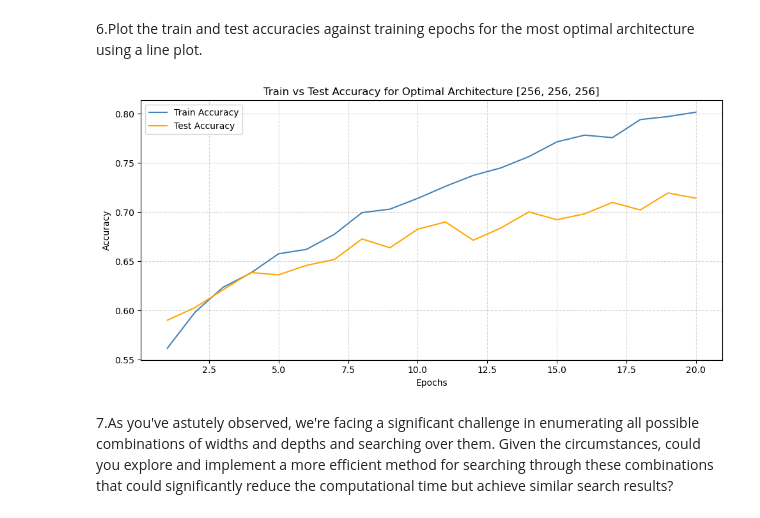
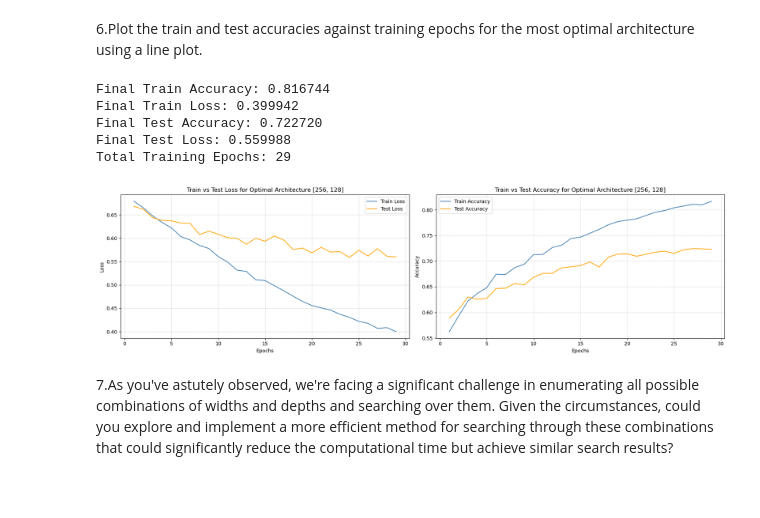
Before and after one commit to M450NCH00/SC4001-Neural-Network-Assignment, a Jupyter notebook: choo_zhenming_Part_A_3.ipynb, the cells around one changed output. Drawn from its saved outputs; the diff is of its cells as text; code cells hidden in the pictures; blank space fills up the shorter version.

```diff
--- a/choo_zhenming_Part_A_3.ipynb
+++ b/choo_zhenming_Part_A_3.ipynb
@@ -238,0 +289,15 @@ and width allows the model to capture more complex relationships in the data com
+# %%
+optimal_combination = eval(best_combo) # Do this because best_combo was converted to string when stored in a dict
+reason = f"""
+The {optimal_combination} architecture achieved the highest test accuracy of {results[best_combo]['final_val_acc']:.6f}.
+During k-fold cross-validation, [256, 256, 256] ranked first because its larger capacity helped it fit the training folds better on average. However,
+when trained on the full training set and evaluated with test set, {optimal_combination} outperformed it, suggesting that [256, 256, 256] was slightly
+overfitting, performing well on training folds but couldn't generalise as well to unseen data. We should trust the test accuracy more and choose
+{optimal_combination} as the optimal model because the test set is data the model has never seen in any form, giving a truly unbiased measure of
+real-world performance. Furthermore, {optimal_combination} being a simpler architecture with fewer parameters means it is less prone to overfitting,
+making it a more reliable choice.
+"""
+
+# YOUR CODE HERE
+print(f"The Optimal Architecture: {optimal_combination}")
+print(f"The Reason: {reason}")
@@ -241,21 +316,44 @@ and width allows the model to capture more complex relationships in the data com
 # %%
 # YOUR CODE HERE
 X_train_scaled, X_test_scaled = preprocess_dataset(X_train, X_test)
-model = MLP(no_features, optimal_combination, no_labels, dropout_rate).to(device)
-train_acc, train_loss, val_acc, val_loss, epochs = train(model, X_train_scaled, y_train, X_test_scaled, y_test, optimal_lr)
+set_seed(seed)
+optimal_model = MLP(no_features, optimal_combination, no_labels, dropout_rate).to(device)
+train_acc, train_loss, test_acc, test_loss, epochs = train(optimal_model, X_train_scaled, y_train, X_test_scaled, y_test, optimal_lr)
+print(f"Final Train Accuracy: {train_acc[-1]:.6f}")
+print(f"Final Train Loss: {train_loss[-1]:.6f}")
+print(f"Final Test Accuracy: {test_acc[-1]:.6f}")
+print(f"Final Test Loss: {test_loss[-1]:.6f}")
+print(f"Total Training Epochs: {epochs[-1]}")
 
-plt.figure(figsize = (10, 5))
-plt.plot(epochs, train_acc, label = 'Train Accuracy', color = 'steelblue')
-plt.plot(epochs, val_acc, label = 'Test Accuracy', color = 'orange')
-plt.xlabel('Epochs')
-plt.ylabel('Accuracy')
-plt.title(f'Train vs Test Accuracy for Optimal Architecture {optimal_combination}')
-plt.legend()
-plt.grid(True, linestyle = '--', alpha = 0.5)
+fig, axes = plt.subplots(1, 2, figsize=(18, 5))
+
+# Loss plot (left)
+axes[0].plot(epochs, train_loss, label = 'Train Loss', color = 'steelblue')
+axes[0].plot(epochs, test_loss, label = 'Test Loss', color = 'orange')
+axes[0].set_xlabel('Epochs')
+axes[0].set_ylabel('Loss')
+axes[0].set_title(f'Train vs Test Loss for Optimal Architecture {optimal_combination}')
+axes[0].legend()
+axes[0].grid(True, linestyle = '--', alpha = 0.5)
+
+# Accuracy plot (right)
+axes[1].plot(epochs, train_acc, label = 'Train Accuracy', color = 'steelblue')
+axes[1].plot(epochs, test_acc, label = 'Test Accuracy', color = 'orange')
+axes[1].set_xlabel('Epochs')
+axes[1].set_ylabel('Accuracy')
+axes[1].set_title(f'Train vs Test Accuracy for Optimal Architecture {optimal_combination}')
+axes[1].legend()
+axes[1].grid(True, linestyle = '--', alpha = 0.5)
+
 plt.tight_layout()
 plt.show()
 # %% [output]
+Final Train Accuracy: 0.816744
+Final Train Loss: 0.399942
+Final Test Accuracy: 0.722720
+Final Test Loss: 0.559988
+Total Training Epochs: 29
-[figure, old version]
+[figure, new version]
 # %% [markdown]
 7.As you've astutely observed, we're facing a significant challenge in enumerating all possible combinations of widths and depths and searching over them. Given the circumstances, could you explore and implement a more efficient method for searching through these combinations that could significantly reduce the computational time but achieve similar search results?
 # %%
```
Also changed, not shown: parts of 9 cells of this notebook, 3 other files.
